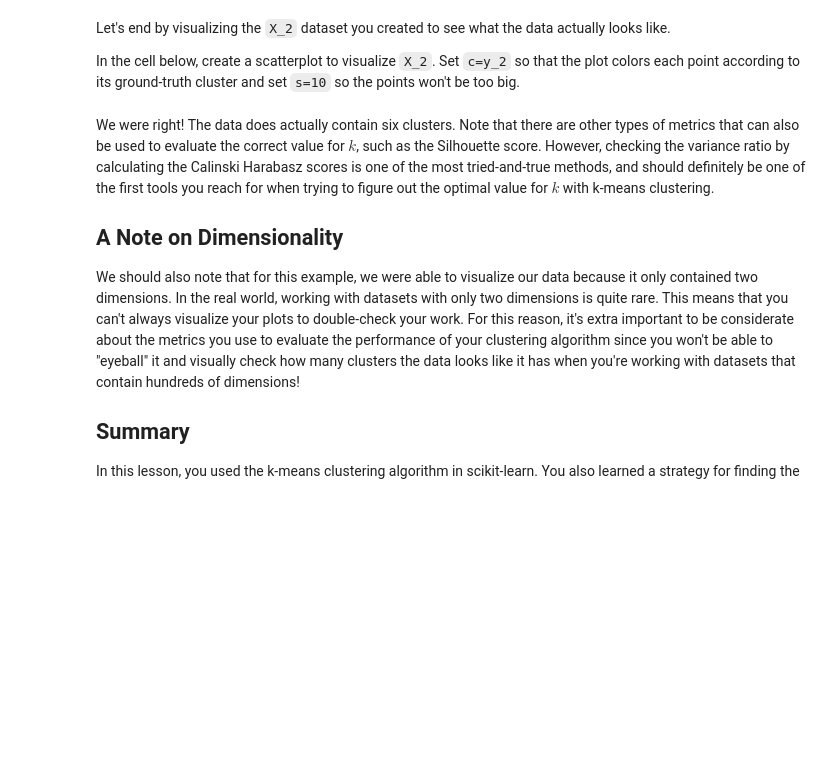
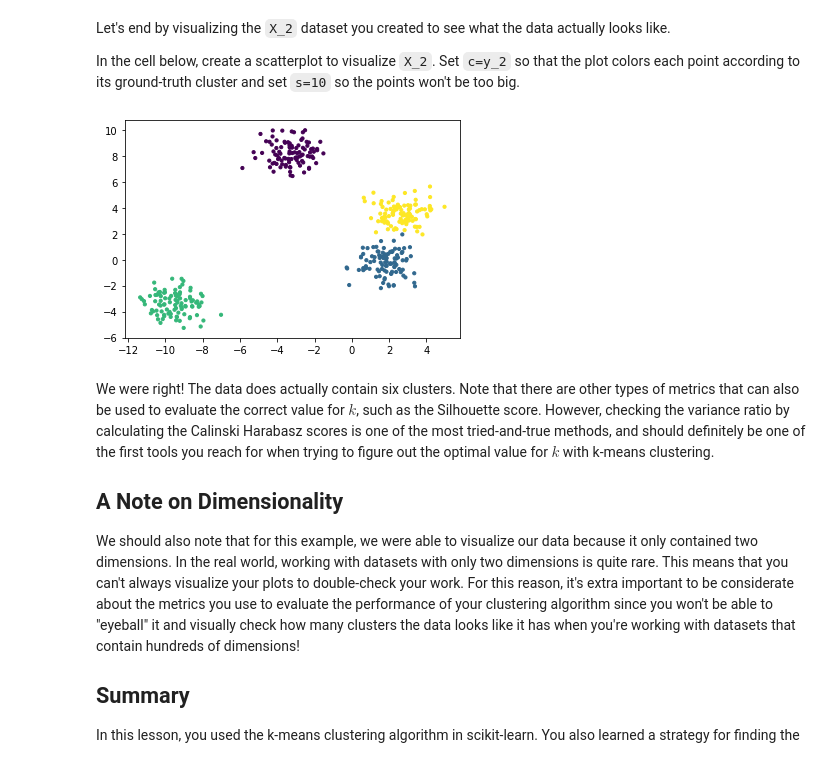
Before and after one commit to Bestina2024/dsc-k-means-clustering-lab, a Jupyter notebook: index.ipynb, the cells around one changed output. Drawn from its saved outputs; the diff is of its cells as text; code cells hidden in the pictures; blank space fills up the shorter version.

Commit message:
kmeans clustering lab

```diff
--- a/index.ipynb
+++ b/index.ipynb
@@ -146,3 +144,5 @@ X_2, y_2 = None
+# %%
+X_2, y_2 = make_blobs(n_samples=400, n_features=2, centers=np.random.randint(3,8), cluster_std=0.8)
 # %% [markdown]
 Now we've created a dataset, but we don't know how many clusters actually exist in this dataset, so we don't know what value to set for $k$!
 
@@ -224,3 +239,8 @@ In the cell below, create a scatterplot to visualize `X_2`. Set `c=y_2` so that
+# %%
+# Your code here
+plt.scatter(X_2[:, 0], X_2[:, 1], c=y_2, s=10);
+# %% [output]
+[figure, added]
 # %% [markdown]
 We were right! The data does actually contain six clusters. Note that there are other types of metrics that can also be used to evaluate the correct value for $k$, such as the Silhouette score. However, checking the variance ratio by calculating the Calinski Harabasz scores is one of the most tried-and-true methods, and should definitely be one of the first tools you reach for when trying to figure out the optimal value for $k$ with k-means clustering.
 
```
Also changed, not shown: parts of 12 cells of this notebook.
